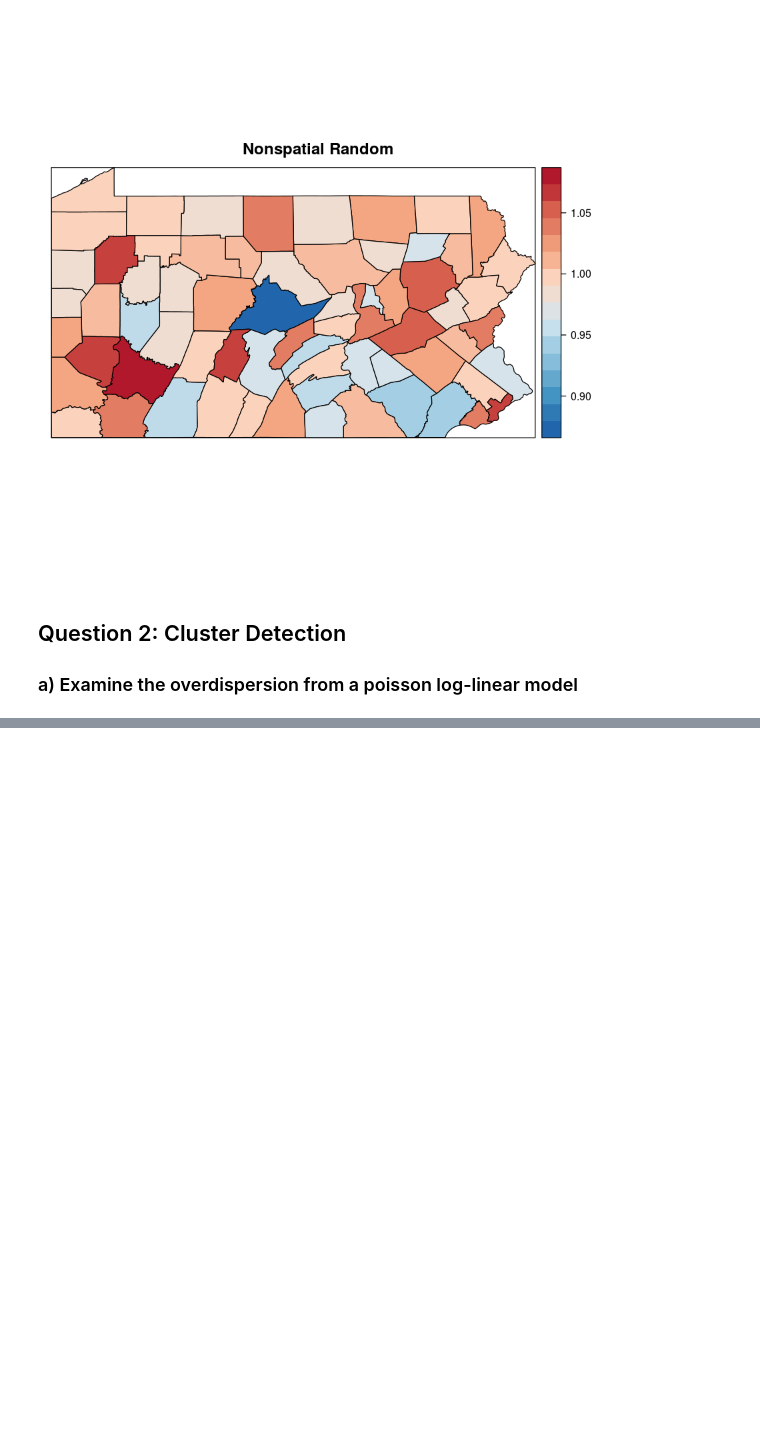
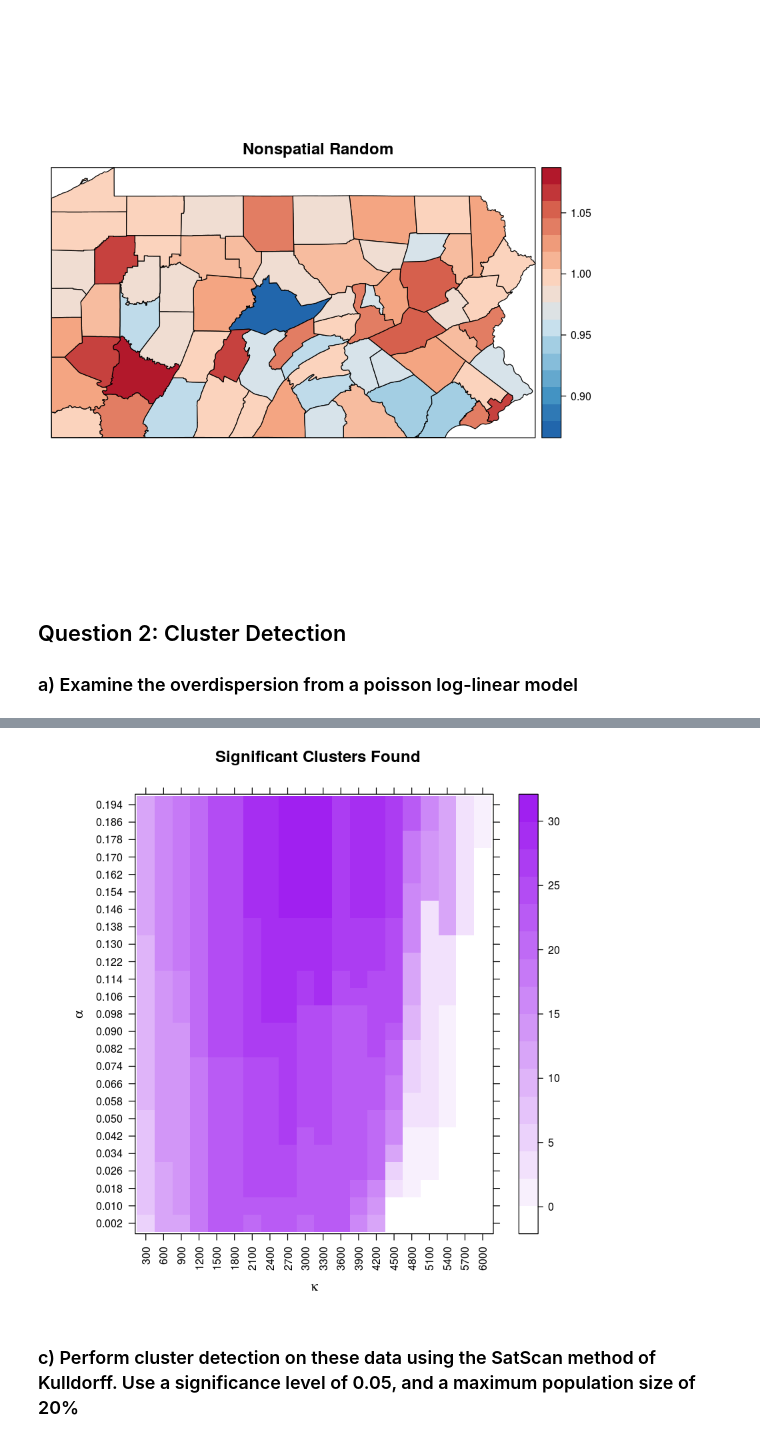
Before and after one commit to nmmarquez/spatial_epi, a Jupyter notebook: homework/hw3/hw3.ipynb, the cells around one changed output, grey strips where cells are left out. Cells and saved outputs as stored; diff of their text form; code cells hidden in the pictures; blank space fills up the shorter version.

```diff
--- a/homework/hw3/hw3.ipynb
+++ b/homework/hw3/hw3.ipynb
@@ -157,0 +183,29 @@ spplot(penn2, "nonspatial_random", main="Nonspatial Random",
+# %%
+BNresults <- besag_newell(penn.dat[,c("x", "y")], cases=penn.dat$Observed, population=penn.dat$Population,
+                          expected.cases = NULL, k=500, alpha.level=.05)
+# %%
+k <- 500
+alpha.level <- 0.01
+
+sig_clusters <- function(alpha, kappa, df=penn.dat){
+    BNresults <- besag_newell(df[,c("x", "y")], cases=df$Observed,
+                              population=df$Population,
+                              expected.cases = NULL, k=kappa, alpha.level=alpha)
+    length(BNresults$p.values[BNresults$p.values < alpha])
+}
+# %%
+alpha_test <- seq(from=.002, to=.2, by=.008)
+kappa_test <- seq(from=300, to=6000, by=300)
+# %%
+results <- sapply(alpha_test, function(a) sapply(kappa_test, function(k) sig_clusters(a,k)))
+row.names(results) <- kappa_test
+colnames(results) <- sprintf("%.3f", alpha_test)
+rgb.palette <- colorRampPalette(c("white", "purple"), space = "rgb")
+# %%
+levelplot(results, scales=list(x=list(rot=90)), xlab=expression(kappa),
+          ylab=expression(alpha), main="Significant Clusters Found",
+          col.regions=rgb.palette(120))
+# %% [output]
+[figure, added]
+# %% [markdown]
+### c) Perform cluster detection on these data using the SatScan method of Kulldorff. Use a significance level of 0.05, and a maximum population size of 20%
```
Also changed, not shown: parts of 8 cells of this notebook, 1 other file.
